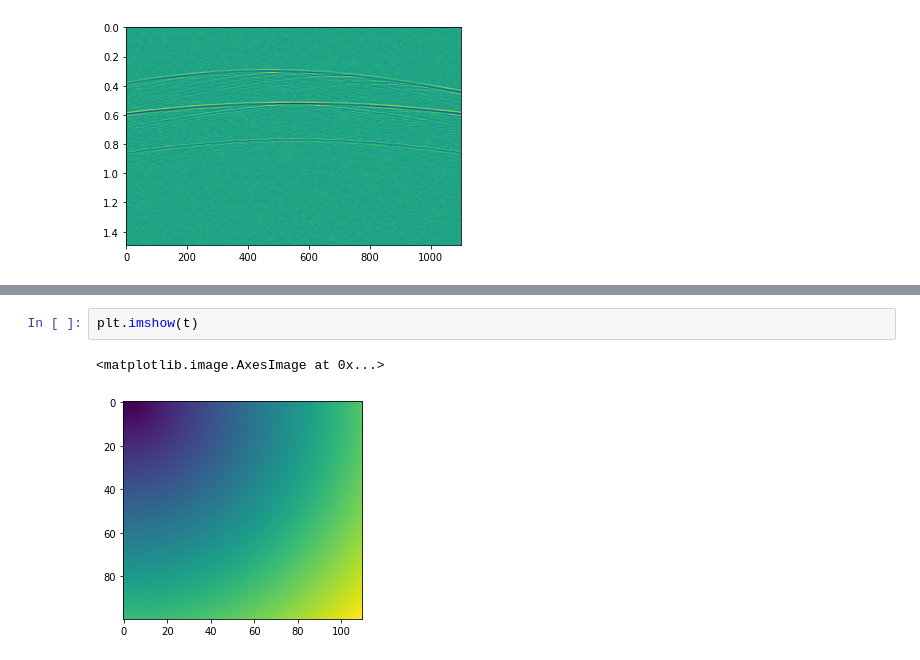
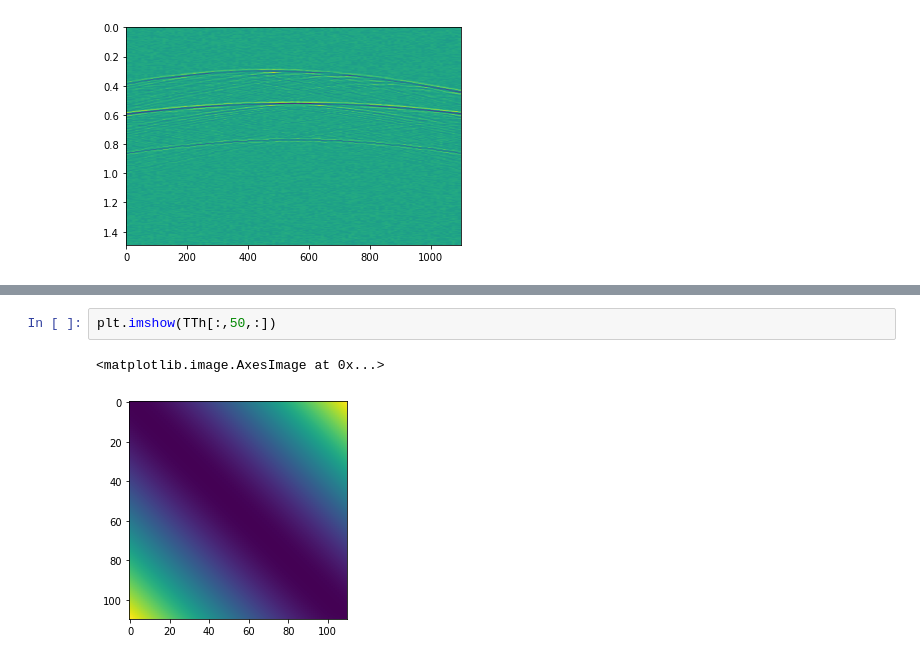
Before and after one commit to GuilhermeZakarewicz/DiffraPy, a Jupyter notebook: Tabti.ipynb, the cells around one changed output, grey strips where cells are left out. Cells and saved outputs as stored; diff of their text form.

```diff
--- a/Tabti.ipynb
+++ b/Tabti.ipynb
@@ -219,5 +246,5 @@ print(np.shape(t))
 # %%
-plt.imshow(t)
+plt.imshow(TTh[:,50,:])
 # %% [output]
 <matplotlib.image.AxesImage at 0x...>
-[figure, old version]
+[figure, new version]
```
Also changed, not shown: parts of 17 cells of this notebook, 5 other files.
